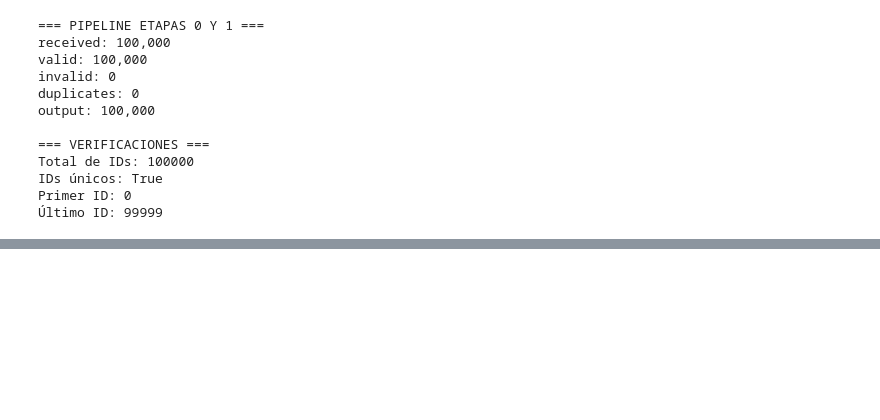
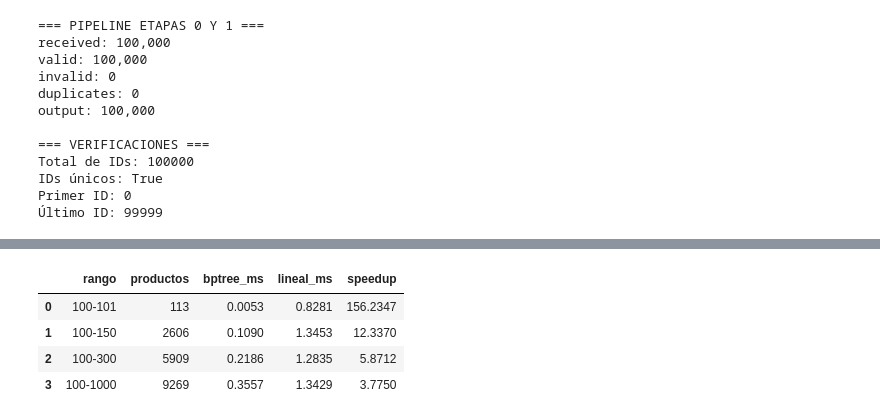
Before and after one commit to bryanOsmar07/Proyecto_EDA_UTEC, a Jupyter notebook: notebooks/00_exploracion_rees46.ipynb, the cells around one changed output, grey strips where cells are left out. Saved outputs shown, nothing was run; the diff lists cells and outputs as text; code cells hidden in the pictures; blank space fills up the shorter version.

```diff
--- a/notebooks/00_exploracion_rees46.ipynb
+++ b/notebooks/00_exploracion_rees46.ipynb
@@ -502,0 +1300,76 @@ Primer ID: 0
+# %%
+
+import time
+import numpy as np
+import pandas as pd
+
+# Preparar los precios una sola vez
+productos_benchmark = list(catalogo_precios.products.values())
+
+precios_centavos = [
+    round(producto["price"] * 100)
+    for producto in productos_benchmark
+]
+
+# Definir rangos de consulta
+rangos = [
+    (100, 101),
+    (100, 150),
+    (100, 300),
+    (100, 1000)
+]
+
+repeticiones = 100
+resultados_benchmark = []
+
+for minimo, maximo in rangos:
+    lower = minimo * 100
+    upper = maximo * 100
+
+    # Calentamiento
+    price_index.range_search(lower, upper)
+
+    tiempos_bptree = []
+    tiempos_lineal = []
+
+    for _ in range(repeticiones):
+
+        inicio = time.perf_counter()
+        resultado_bptree = price_index.range_search(
+            lower, upper
+        )
+        tiempos_bptree.append(
+            (time.perf_counter() - inicio) * 1000
+        )
+
+        inicio = time.perf_counter()
+        resultado_lineal = [
+            producto["product_id"]
+            for producto, precio in zip(
+                productos_benchmark,
+                precios_centavos
+            )
+            if lower <= precio <= upper
+        ]
+        tiempos_lineal.append(
+            (time.perf_counter() - inicio) * 1000
+        )
+
+    assert set(resultado_bptree) == set(resultado_lineal)
+
+    resultados_benchmark.append({
+        "rango": f"{minimo}-{maximo}",
+        "productos": len(resultado_bptree),
+        "bptree_ms": np.median(tiempos_bptree),
+        "lineal_ms": np.median(tiempos_lineal),
+        "speedup": (
+            np.median(tiempos_lineal)
+            / np.median(tiempos_bptree)
+        )
+    })
+
+df_benchmark_bptree = pd.DataFrame(resultados_benchmark)
+
+print("=== BENCHMARK B+TREE VS LINEAL ===")
+display(df_benchmark_bptree.round(4))
+# %% [output]
@@ -502,0 +1377,5 @@ Primer ID: 0
+|  | rango | productos | bptree_ms | lineal_ms | speedup |
+| 0 | 100-101 | 113 | 0.0053 | 0.8281 | 156.2347 |
+| 1 | 100-150 | 2606 | 0.1090 | 1.3453 | 12.3370 |
+| 2 | 100-300 | 5909 | 0.2186 | 1.2835 | 5.8712 |
+| 3 | 100-1000 | 9269 | 0.3557 | 1.3429 | 3.7750 |
```
Also changed, not shown: parts of 35 cells of this notebook, 1 other file.
